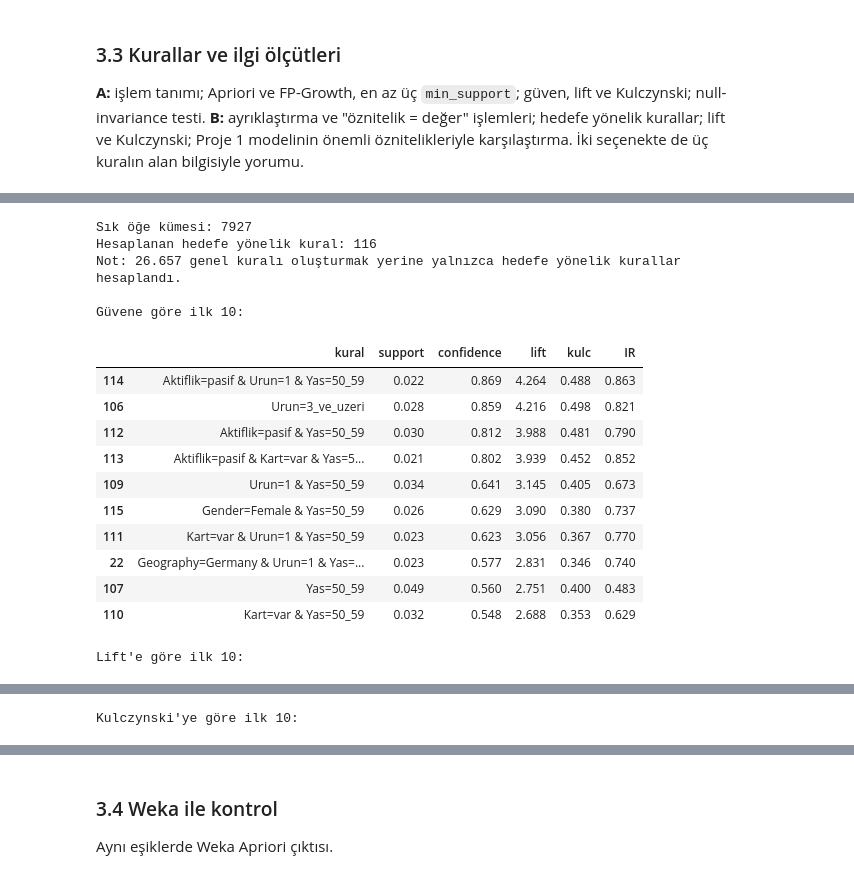
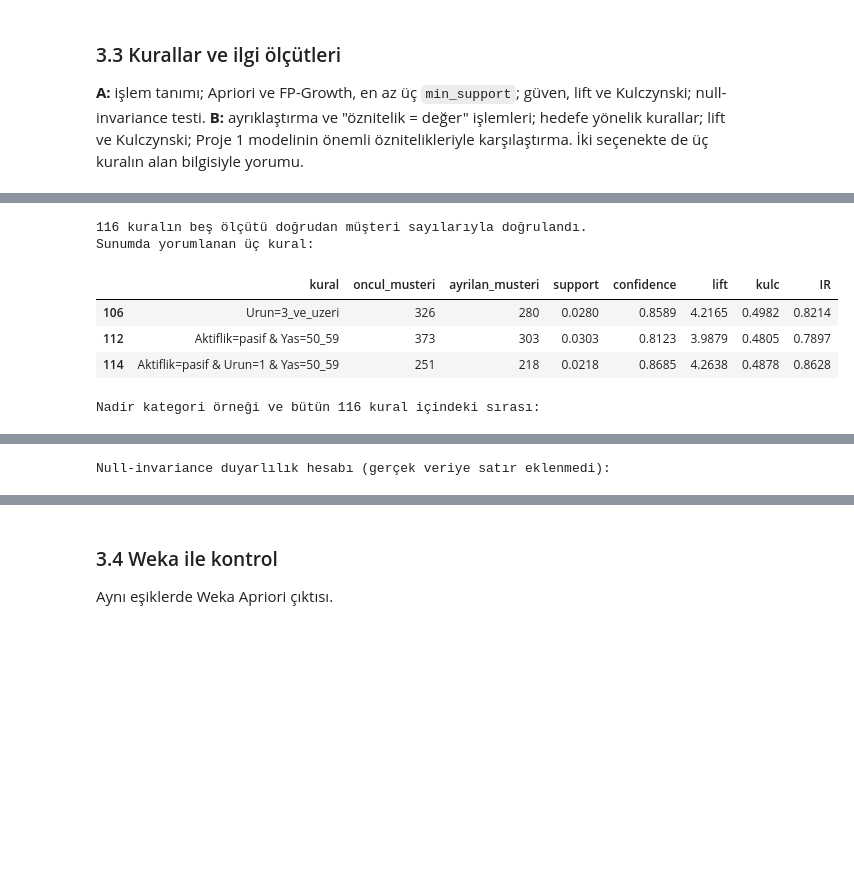
Before and after one commit to gulsenmurat/proje1, a Jupyter notebook: proje1/BIL545_Proje1_Grup01.ipynb, the cells around one changed output, grey strips where cells are left out. Saved outputs shown, nothing was run; the diff lists cells and outputs as text; code cells hidden in the pictures; blank space fills up the shorter version.

```diff
--- a/proje1/BIL545_Proje1_Grup01.ipynb
+++ b/proje1/BIL545_Proje1_Grup01.ipynb
@@ -1771,35 +1797,49 @@ Lift'e göre ilk 10 kuralda geçen sütunlar: ['Age', 'Gender', 'Geography', 'Ha
 Modelin en önemli 5 özniteliği: ['Age', 'Balance', 'Geography', 'IsActiveMember', 'NumOfProducts']
 Örtüşen: ['Age', 'Geography', 'IsActiveMember', 'NumOfProducts']
 # %%
-print("Sık öğe kümesi:", len(ogeler))
-print("Hesaplanan hedefe yönelik kural:", len(h))
-print("Not: 26.657 genel kuralı oluşturmak yerine yalnızca hedefe yönelik kurallar hesaplandı.")
-
-kolonlar = ["kural", "support", "confidence", "lift", "kulc", "IR"]
-
-print("\nGüvene göre ilk 10:")
-display(h.sort_values("confidence", ascending=False)[kolonlar].head(10).round(3))
-
-print("\nLift'e göre ilk 10:")
-display(h.sort_values("lift", ascending=False)[kolonlar].head(10).round(3))
-
-print("\nKulczynski'ye göre ilk 10:")
-display(h.sort_values("kulc", ascending=False)[kolonlar].head(10).round(3))
+# 3.3 Kanıt tablosu: destekleri FP-Growth'dan bağımsız olarak müşteri maskelerinden doğrula.
+denetim = []
+for _, r in h.iterrows():
+    maske_a = T[list(r["antecedents"])].all(axis=1)
+    maske_b = T["Exited=Ayrildi"]
+    na, nb, nab, N = int(maske_a.sum()), int(maske_b.sum()), int((maske_a & maske_b).sum()), len(T)
+    beklenen = [nab/N, nab/na, nab*N/(na*nb), .5*(nab/na+nab/nb), abs(na-nb)/(na+nb-nab)]
+    np.testing.assert_allclose(r[["support", "confidence", "lift", "kulc", "IR"]].astype(float), beklenen, atol=1e-12)
+    denetim.append({"kural": r["kural"], "oncul_musteri": na, "ayrilan_musteri": nab, "toplam_musteri": N})
+kural_kanit = h.merge(pd.DataFrame(denetim), on="kural", validate="one_to_one")
+assert h["consequents"].apply(lambda x: x == HEDEF).all()
+assert h["antecedents"].apply(lambda x: 1 <= len(x) <= 3 and not any(s.startswith("Exited=") for s in x)).all()
+assert (h["support"] >= MIN_SUP-1e-12).all() and (h["confidence"] >= MIN_CONF-1e-12).all()
+print(f"{len(h)} kuralın beş ölçütü doğrudan müşteri sayılarıyla doğrulandı.")
+sunum_onculleri = [
+    frozenset({"Yas=50_59", "Aktiflik=pasif", "Urun=1"}),
+    frozenset({"Urun=3_ve_uzeri"}),
+    frozenset({"Yas=50_59", "Aktiflik=pasif"})
+]
+sunum_kurallari = kural_kanit[kural_kanit["antecedents"].isin(sunum_onculleri)]
+assert len(sunum_kurallari) == 3
+print("Sunumda yorumlanan üç kural:")
+display(sunum_kurallari[["kural", "oncul_musteri", "ayrilan_musteri", "support", "confidence", "lift", "kulc", "IR"]].round(4))
+print("Nadir kategori örneği ve bütün 116 kural içindeki sırası:")
+display(kural_kanit[kural_kanit["antecedents"].eq(frozenset({"Urun=3_ve_uzeri"}))][["kural", "lift", "kulc", "IR", "lift_sira", "kulc_sira"]].round(4))
+# Nadirlik ölçütü öğenin toplam desteğidir; kural desteğiyle karıştırılmaz.
+# A ve B'nin ikisini de içermeyen gözlemler eklendiğinde Kulczynski sabit kalır.
+ornek = kural_kanit[kural_kanit["antecedents"].eq(frozenset({"Urun=3_ve_uzeri"}))].iloc[0]
+na, nab, nb, N = int(ornek["oncul_musteri"]), int(ornek["ayrilan_musteri"]), int(T["Exited=Ayrildi"].sum()), len(T)
+null_sonuc = pd.DataFrame([
+    {"eklenen_null_musteri": m, "lift": nab*(N+m)/(na*nb), "kulc": .5*(nab/na+nab/nb), "IR": abs(na-nb)/(na+nb-nab)}
+    for m in [0, N]
+])
+np.testing.assert_allclose(null_sonuc["kulc"], ornek["kulc"])
+print("Null-invariance duyarlılık hesabı (gerçek veriye satır eklenmedi):")
+display(null_sonuc.round(4))
+# Yalnızca toplulaştırılmış kural ölçütleri dışarı yazılır; müşteri kimliği yoktur.
+kural_kanit.drop(columns=["antecedents", "consequents"]).sort_values(["lift", "kural"], ascending=[False, True]).to_csv("p1_kural_kanit.csv", index=False)
 # %% [output]
-Sık öğe kümesi: 7927
-Hesaplanan hedefe yönelik kural: 116
-Not: 26.657 genel kuralı oluşturmak yerine yalnızca hedefe yönelik kurallar hesaplandı.
-
-Güvene göre ilk 10:
+116 kuralın beş ölçütü doğrudan müşteri sayılarıyla doğrulandı.
+Sunumda yorumlanan üç kural:
-|  | kural | support | confidence | lift | kulc | IR |
-| 114 | Aktiflik=pasif & Urun=1 & Yas=50_59 | 0.022 | 0.869 | 4.264 | 0.488 | 0.863 |
-| 106 | Urun=3_ve_uzeri | 0.028 | 0.859 | 4.216 | 0.498 | 0.821 |
-| 112 | Aktiflik=pasif & Yas=50_59 | 0.030 | 0.812 | 3.988 | 0.481 | 0.790 |
-| 113 | Aktiflik=pasif & Kart=var & Yas=5... | 0.021 | 0.802 | 3.939 | 0.452 | 0.852 |
-| 109 | Urun=1 & Yas=50_59 | 0.034 | 0.641 | 3.145 | 0.405 | 0.673 |
-| 115 | Gender=Female & Yas=50_59 | 0.026 | 0.629 | 3.090 | 0.380 | 0.737 |
-| 111 | Kart=var & Urun=1 & Yas=50_59 | 0.023 | 0.623 | 3.056 | 0.367 | 0.770 |
-| 22 | Geography=Germany & Urun=1 & Yas=... | 0.023 | 0.577 | 2.831 | 0.346 | 0.740 |
-| 107 | Yas=50_59 | 0.049 | 0.560 | 2.751 | 0.400 | 0.483 |
-| 110 | Kart=var & Yas=50_59 | 0.032 | 0.548 | 2.688 | 0.353 | 0.629 |
+|  | kural | oncul_musteri | ayrilan_musteri | support | confidence | lift | kulc | IR |
+| 106 | Urun=3_ve_uzeri | 326 | 280 | 0.0280 | 0.8589 | 4.2165 | 0.4982 | 0.8214 |
+| 112 | Aktiflik=pasif & Yas=50_59 | 373 | 303 | 0.0303 | 0.8123 | 3.9879 | 0.4805 | 0.7897 |
+| 114 | Aktiflik=pasif & Urun=1 & Yas=50_59 | 251 | 218 | 0.0218 | 0.8685 | 4.2638 | 0.4878 | 0.8628 |
-Lift'e göre ilk 10:
+Nadir kategori örneği ve bütün 116 kural içindeki sırası:
@@ -1817 +1848 @@ Lift'e göre ilk 10:
-Kulczynski'ye göre ilk 10:
+Null-invariance duyarlılık hesabı (gerçek veriye satır eklenmedi):
```
Also changed, not shown: parts of 11 cells of this notebook, 4 other files.
